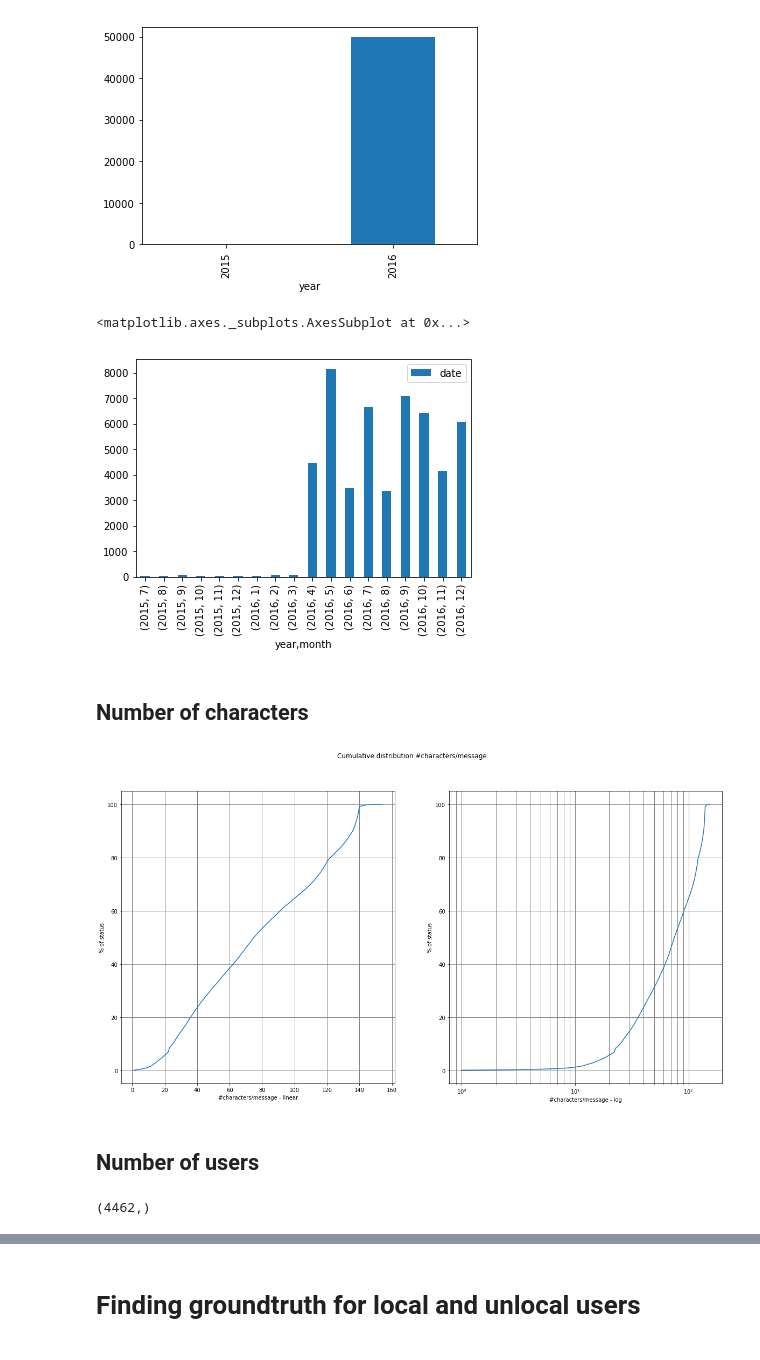
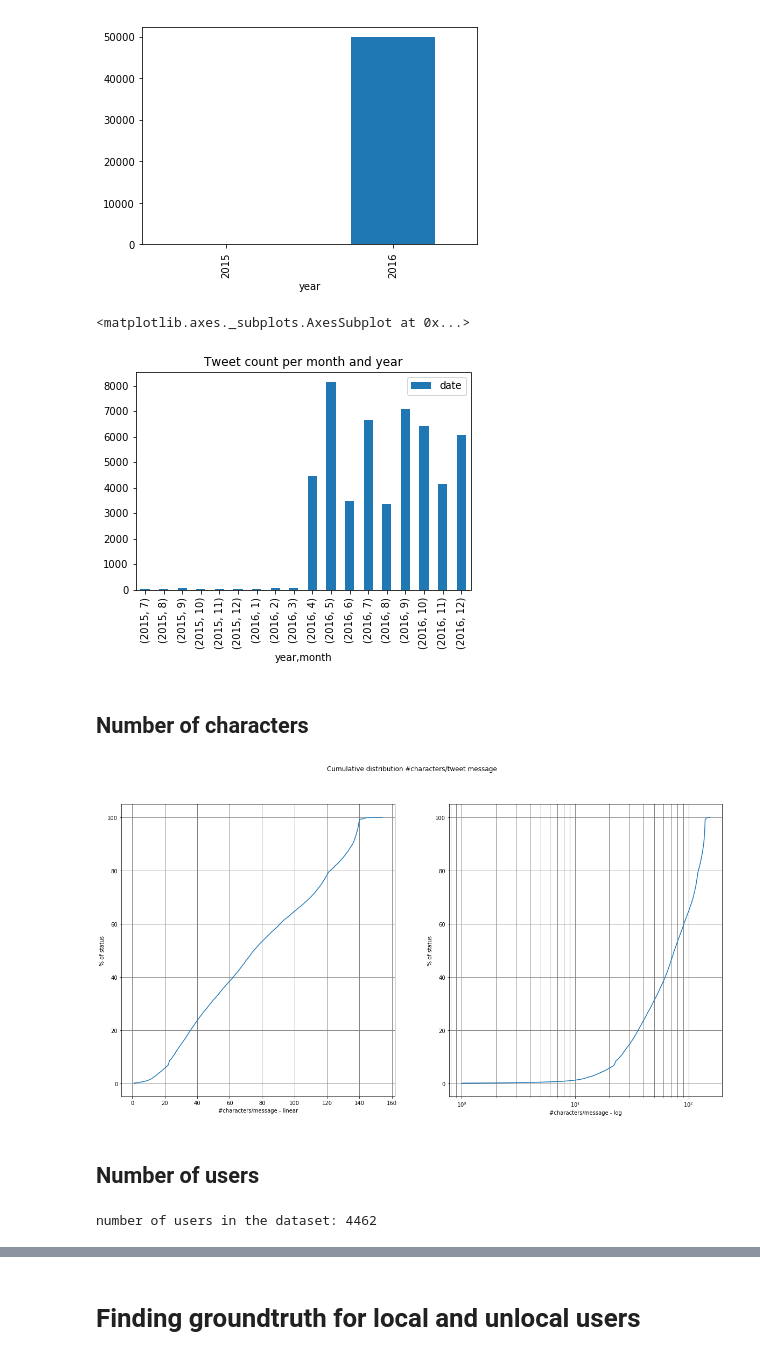
Before and after one commit to valstrl/CSM-project, a Jupyter notebook: CSM-project.ipynb, the cells around one changed output, grey strips where cells are left out. Cells and saved outputs as stored; diff of their text form; code cells hidden in the pictures.

```diff
--- a/CSM-project.ipynb
+++ b/CSM-project.ipynb
@@ -97,17 +97,17 @@ up_time.groupby('year')['date'].count().plot.bar()
 <matplotlib.axes._subplots.AxesSubplot at 0x...>
 [figure]
 # %%
-up_time.groupby(['year','month']).count().plot.bar()
+up_time.groupby(['year','month']).count().plot(kind='bar',title='Tweet count per month and year')
 # %% [output]
 <matplotlib.axes._subplots.AxesSubplot at 0x...>
-[figure, old version]
+[figure, new version]
 # %% [markdown]
 ## Number of characters
 # %%
 nb_characters = pd.DataFrame(data['text'].apply(lambda x : len(x)))
 
 f, (ax1, ax2) = plt.subplots(1, 2, figsize=(20,10))
-f.suptitle('Cumulative distribution #characters/message')
+f.suptitle('Cumulative distribution #characters/tweet message')
 
 ax1.plot(nb_characters.sort_values(by='text').reset_index().groupby('text').count().cumsum()*100/nb_characters.size)
 ax1.set_xlabel('#characters/message - linear')
@@ -120,10 +120,10 @@ ax2.set_xlabel('#characters/message - log')
 ax2.set_ylabel('% of status')
 ax2.grid(color='grey', linestyle='-', linewidth=1, axis='both', which='both')
 # %% [output]
-[figure, old version]
+[figure, new version]
 # %% [markdown]
 ## Number of users
-# %%
-data['user_id'].unique().shape
-# %% [output]
-(4462,)
+# %%
+print('number of users in the dataset: {}'.format(data['user_id'].unique().shape[0]))
+# %% [output]
+number of users in the dataset: 4462
```
Also changed, not shown: parts of 65 cells of this notebook.
